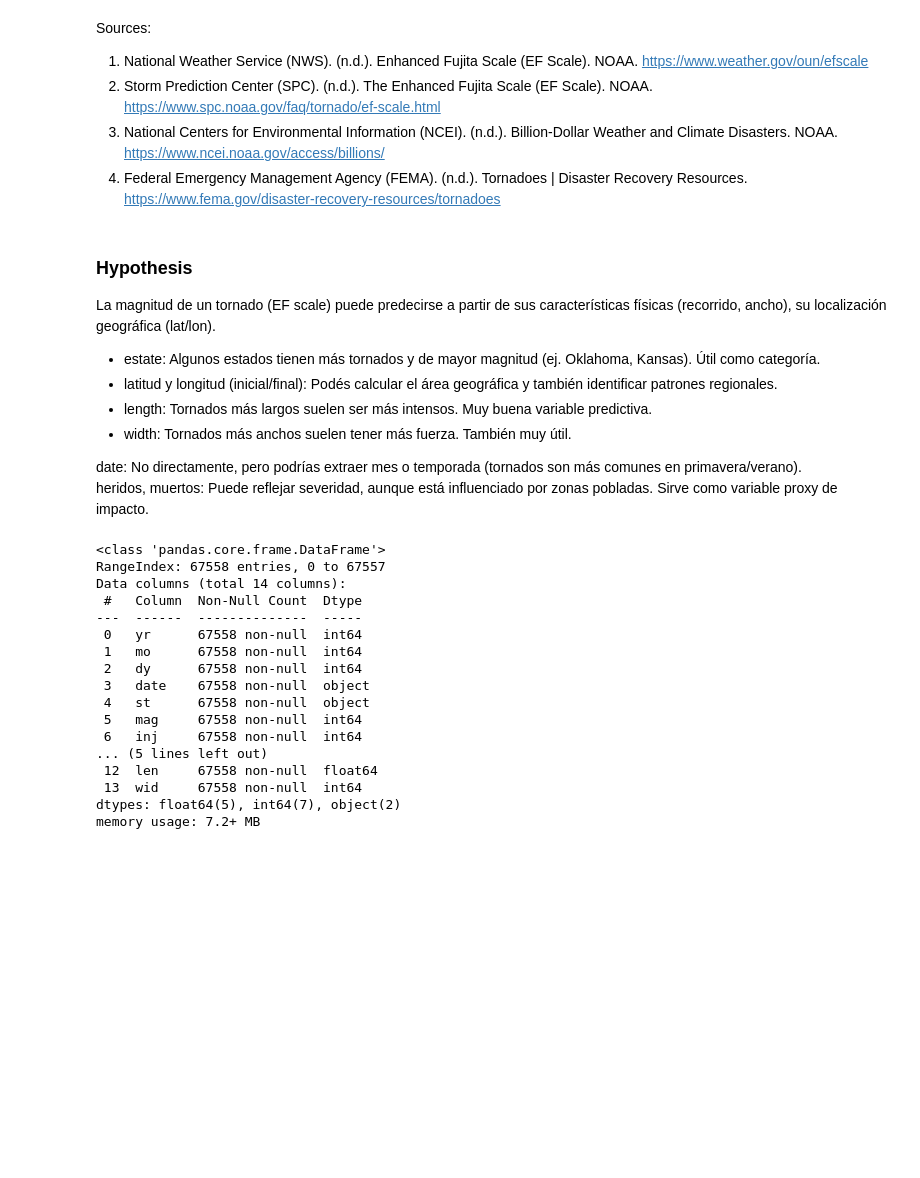
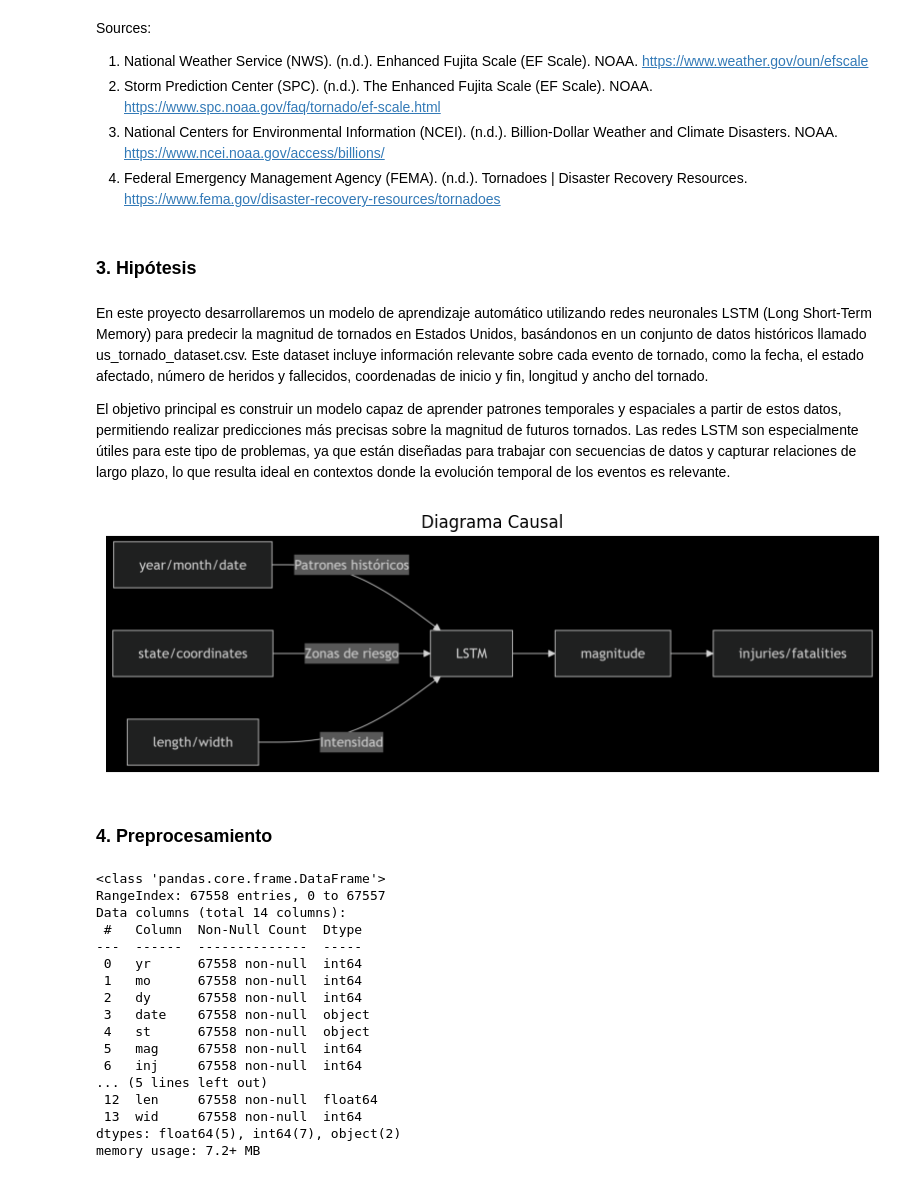
Before and after one commit to lab2077/4geeks_final_project, a Jupyter notebook: src/tornadoes_predictor.ipynb, the cells around one changed output. Saved outputs shown, nothing was run; the diff lists cells and outputs as text; code cells hidden in the pictures; blank space fills up the shorter version.

Commit message:
Pasos del 0 al 3 del proyecto

```diff
--- a/src/tornadoes_predictor.ipynb
+++ b/src/tornadoes_predictor.ipynb
@@ -72,18 +216,25 @@ https://www.spc.noaa.gov/faq/tornado/ef-scale.html
 https://www.ncei.noaa.gov/access/billions/
 4. Federal Emergency Management Agency (FEMA). (n.d.). Tornadoes | Disaster Recovery Resources.
 https://www.fema.gov/disaster-recovery-resources/tornadoes
+# %% [markdown]
+### 3. Hipótesis
 # %% [markdown]
-### Hypothesis
+En este proyecto desarrollaremos un modelo de aprendizaje automático utilizando redes neuronales LSTM (Long Short-Term Memory) para predecir la magnitud de tornados en Estados Unidos, basándonos en un conjunto de datos históricos llamado us_tornado_dataset.csv. Este dataset incluye información relevante sobre cada evento de tornado, como la fecha, el estado afectado, número de heridos y fallecidos, coordenadas de inicio y fin, longitud y ancho del tornado.
 
-La magnitud de un tornado (EF scale) puede predecirse a partir de sus características físicas (recorrido, ancho), su localización geográfica (lat/lon).
-
-- estate:  Algunos estados tienen más tornados y de mayor magnitud (ej. Oklahoma, Kansas). Útil como categoría.
-- latitud y longitud (inicial/final): Podés calcular el área geográfica y también identificar patrones regionales.
-- length: Tornados más largos suelen ser más intensos. Muy buena variable predictiva.
-- width: Tornados más anchos suelen tener más fuerza. También muy útil.
-
-date:	No directamente, pero podrías extraer mes o temporada (tornados son más comunes en primavera/verano).
-heridos, muertos:	Puede reflejar severidad, aunque está influenciado por zonas pobladas. Sirve como variable proxy de impacto.
+El objetivo principal es construir un modelo capaz de aprender patrones temporales y espaciales a partir de estos datos, permitiendo realizar predicciones más precisas sobre la magnitud de futuros tornados. Las redes LSTM son especialmente útiles para este tipo de problemas, ya que están diseñadas para trabajar con secuencias de datos y capturar relaciones de largo plazo, lo que resulta ideal en contextos donde la evolución temporal de los eventos es relevante.
+# %%
+diag_causal = mpimg.imread('../diagrama_causal.png')
+
+# Mostrar imagen
+plt.figure(figsize=(10, 6))
+plt.imshow(diag_causal)
+plt.axis('off')
+plt.title('Diagrama Causal')
+plt.show()
+# %% [output]
+[figure, added]
+# %% [markdown]
+### 4. Preprocesamiento
 # %%
 import pandas as pd
 
```
Also changed, not shown: parts of 16 cells of this notebook, 2 other files.
